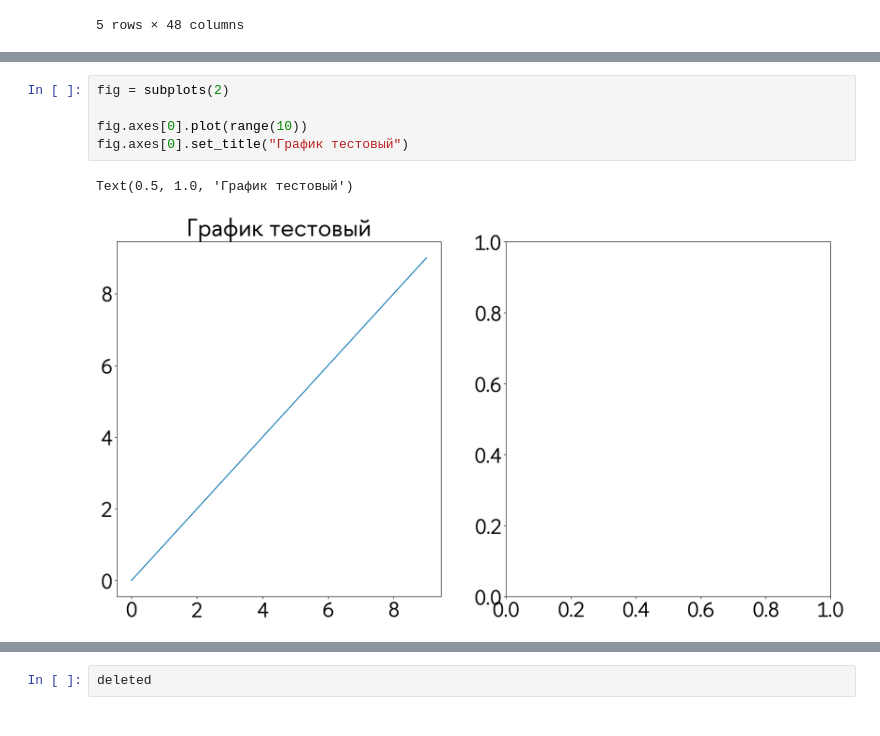
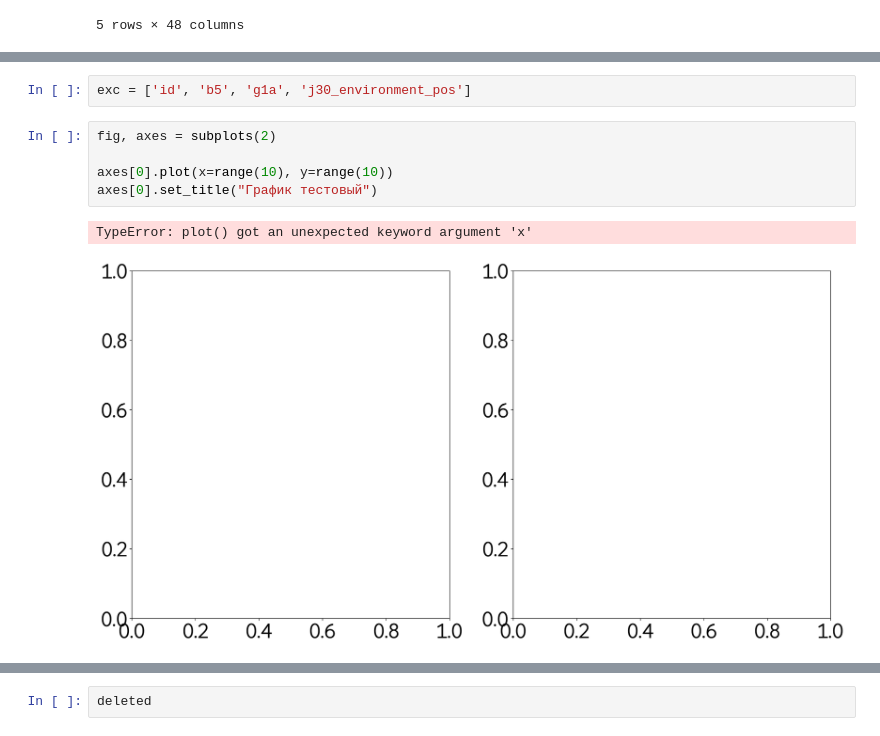
Before and after one commit to Selling-Pandas/SellPandas, a Jupyter notebook: test.ipynb, the cells around one changed output, grey strips where cells are left out. Drawn from its saved outputs; the diff is of its cells as text.

```diff
--- a/test.ipynb
+++ b/test.ipynb
@@ -41,10 +26,12 @@ Index(['id', 'a4a', 'a6a', 'a2', 'a0', 'b1', 'b5', 'b7a', 'd1a1x', 'g1a',
+# %%
+exc = ['id', 'b5', 'g1a', 'j30_environment_pos']
 # %%
-fig = subplots(2)
+fig, axes = subplots(2)
 
-fig.axes[0].plot(range(10))
-fig.axes[0].set_title("График тестовый")
+axes[0].plot(x=range(10), y=range(10))
+axes[0].set_title("График тестовый")
 # %% [output]
-Text(0.5, 1.0, 'График тестовый')
+TypeError: plot() got an unexpected keyword argument 'x'
-[figure, old version]
+[figure, new version]
 # %%
 clear_df, deleted = data_preprocessing(df, exclude=exc)
```
Also changed, not shown: parts of 4 cells of this notebook, 2 other files.
